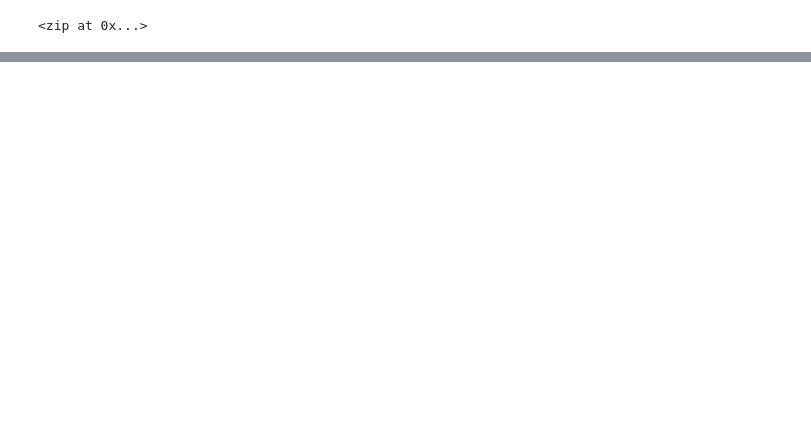
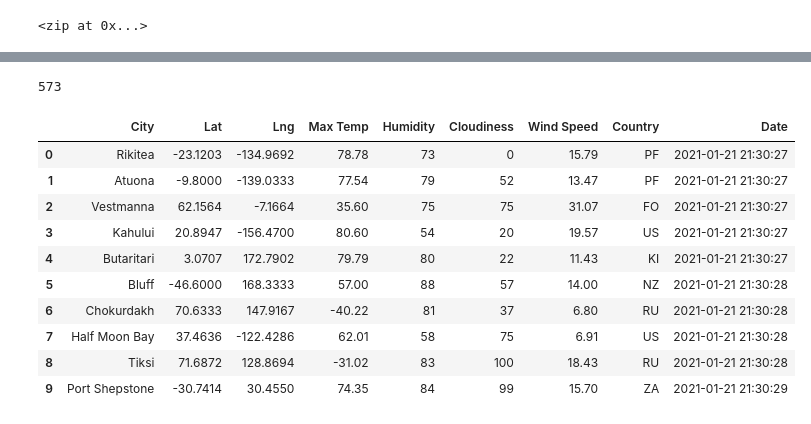
Before and after one commit to katief01/World_Weather_Analysis, a Jupyter notebook: WeatherPy.ipynb, the cells around one changed output, grey strips where cells are left out. Cells and saved outputs as stored; diff of their text form; code cells hidden in the pictures; blank space fills up the shorter version.

```diff
--- a/WeatherPy.ipynb
+++ b/WeatherPy.ipynb
@@ -6,0 +13,4 @@ from citipy import citipy
+# %%
+# Starting URL for Weather Map API Call.
+url = "http://api.openweathermap.org/data/2.5/weather?units=Imperial&APPID=" + weather_api_key
+print(url)
@@ -31,0 +122,21 @@ len(cities)
+# %%
+# Print the city count to confirm sufficient count.
+len(city_data)
+# %% [output]
+573
+# %%
+# Convert the array of dictionaries to a Pandas DataFrame.
+city_data_df = pd.DataFrame(city_data)
+city_data_df.head(10)
+# %% [output]
+|  | City | Lat | Lng | Max Temp | Humidity | Cloudiness | Wind Speed | Country | Date |
+| 0 | Rikitea | -23.1203 | -134.9692 | 78.78 | 73 | 0 | 15.79 | PF | 2021-01-21 21:30:27 |
+| 1 | Atuona | -9.8000 | -139.0333 | 77.54 | 79 | 52 | 13.47 | PF | 2021-01-21 21:30:27 |
+| 2 | Vestmanna | 62.1564 | -7.1664 | 35.60 | 75 | 75 | 31.07 | FO | 2021-01-21 21:30:27 |
+| 3 | Kahului | 20.8947 | -156.4700 | 80.60 | 54 | 20 | 19.57 | US | 2021-01-21 21:30:27 |
+| 4 | Butaritari | 3.0707 | 172.7902 | 79.79 | 80 | 22 | 11.43 | KI | 2021-01-21 21:30:27 |
+| 5 | Bluff | -46.6000 | 168.3333 | 57.00 | 88 | 57 | 14.00 | NZ | 2021-01-21 21:30:28 |
+| 6 | Chokurdakh | 70.6333 | 147.9167 | -40.22 | 81 | 37 | 6.80 | RU | 2021-01-21 21:30:28 |
+| 7 | Half Moon Bay | 37.4636 | -122.4286 | 62.01 | 58 | 75 | 6.91 | US | 2021-01-21 21:30:28 |
+| 8 | Tiksi | 71.6872 | 128.8694 | -31.02 | 83 | 100 | 18.43 | RU | 2021-01-21 21:30:28 |
+| 9 | Port Shepstone | -30.7414 | 30.4550 | 74.35 | 84 | 99 | 15.70 | ZA | 2021-01-21 21:30:29 |
```
Also changed, not shown: parts of 8 cells of this notebook, 1 other file.
